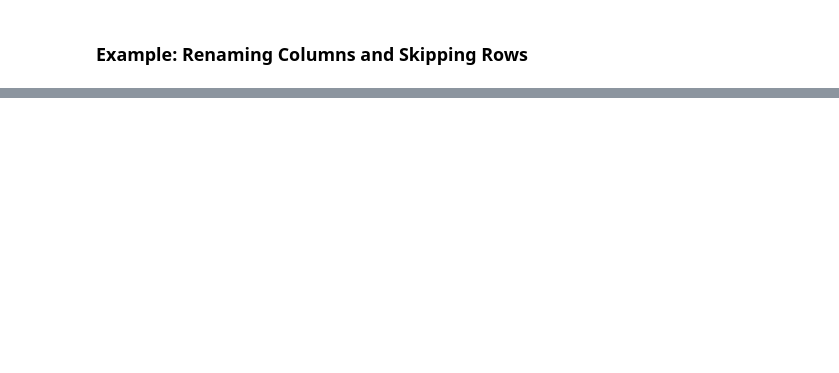
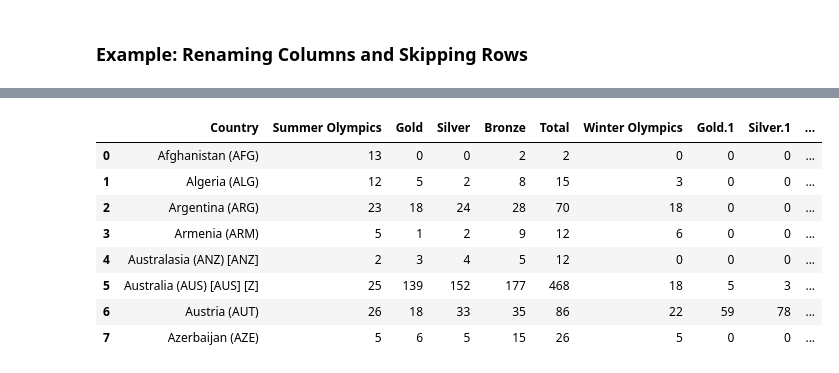
Before and after one commit to mancaprimozic/python-analitika, a Jupyter notebook: teden_04/04_teden_uvoz_in_priprava_podatkov_clean.ipynb, the cells around one changed output, grey strips where cells are left out. Saved outputs shown, nothing was run; the diff lists cells and outputs as text; code cells hidden in the pictures; blank space fills up the shorter version.

```diff
--- a/teden_04/04_teden_uvoz_in_priprava_podatkov_clean.ipynb
+++ b/teden_04/04_teden_uvoz_in_priprava_podatkov_clean.ipynb
@@ -612,0 +1602,6 @@ data = pd.DataFrame(np.arange(12).reshape((3, 4)),
+# %%
+#preberemo csv
+#nočemo prve vrstice
+#header = 1: druga vrstica bo postala naš header
+olympics_df = pd.read_csv('data/DATA_olympics.csv', header = 1)
+olympics_df.head(4)
@@ -624,3 +1627,17 @@ new_names =  {'Unnamed: 0': 'Country',
     '01 !.2': 'Gold.2',
     '02 !.2': 'Silver.2',
     '03 !.2': 'Bronze.2'}
+# %%
+#preimenujemo stolpce
+olympics_df.rename(columns = new_names, inplace = True)
+olympics_df.head(8)
+# %% [output]
+|  | Country | Summer Olympics | Gold | Silver | Bronze | Total | Winter Olympics | Gold.1 | Silver.1 | ... |
+| 0 | Afghanistan (AFG) | 13 | 0 | 0 | 2 | 2 | 0 | 0 | 0 | ... |
+| 1 | Algeria (ALG) | 12 | 5 | 2 | 8 | 15 | 3 | 0 | 0 | ... |
+| 2 | Argentina (ARG) | 23 | 18 | 24 | 28 | 70 | 18 | 0 | 0 | ... |
+| 3 | Armenia (ARM) | 5 | 1 | 2 | 9 | 12 | 6 | 0 | 0 | ... |
+| 4 | Australasia (ANZ) [ANZ] | 2 | 3 | 4 | 5 | 12 | 0 | 0 | 0 | ... |
+| 5 | Australia (AUS) [AUS] [Z] | 25 | 139 | 152 | 177 | 468 | 18 | 5 | 3 | ... |
+| 6 | Austria (AUT) | 26 | 18 | 33 | 35 | 86 | 22 | 59 | 78 | ... |
+| 7 | Azerbaijan (AZE) | 5 | 6 | 5 | 15 | 26 | 5 | 0 | 0 | ... |
```
Also changed, not shown: parts of 142 cells of this notebook, 3 other files.
